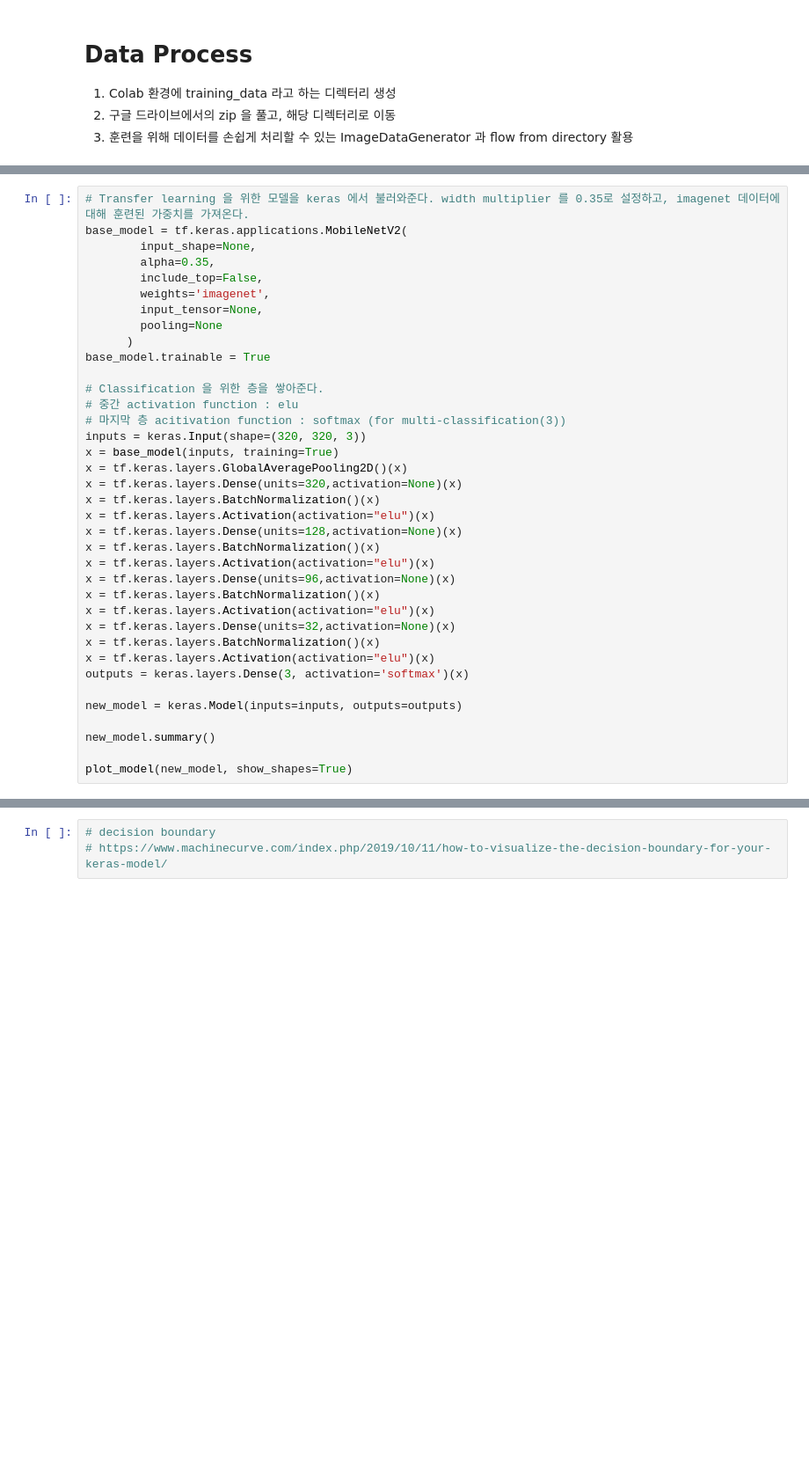
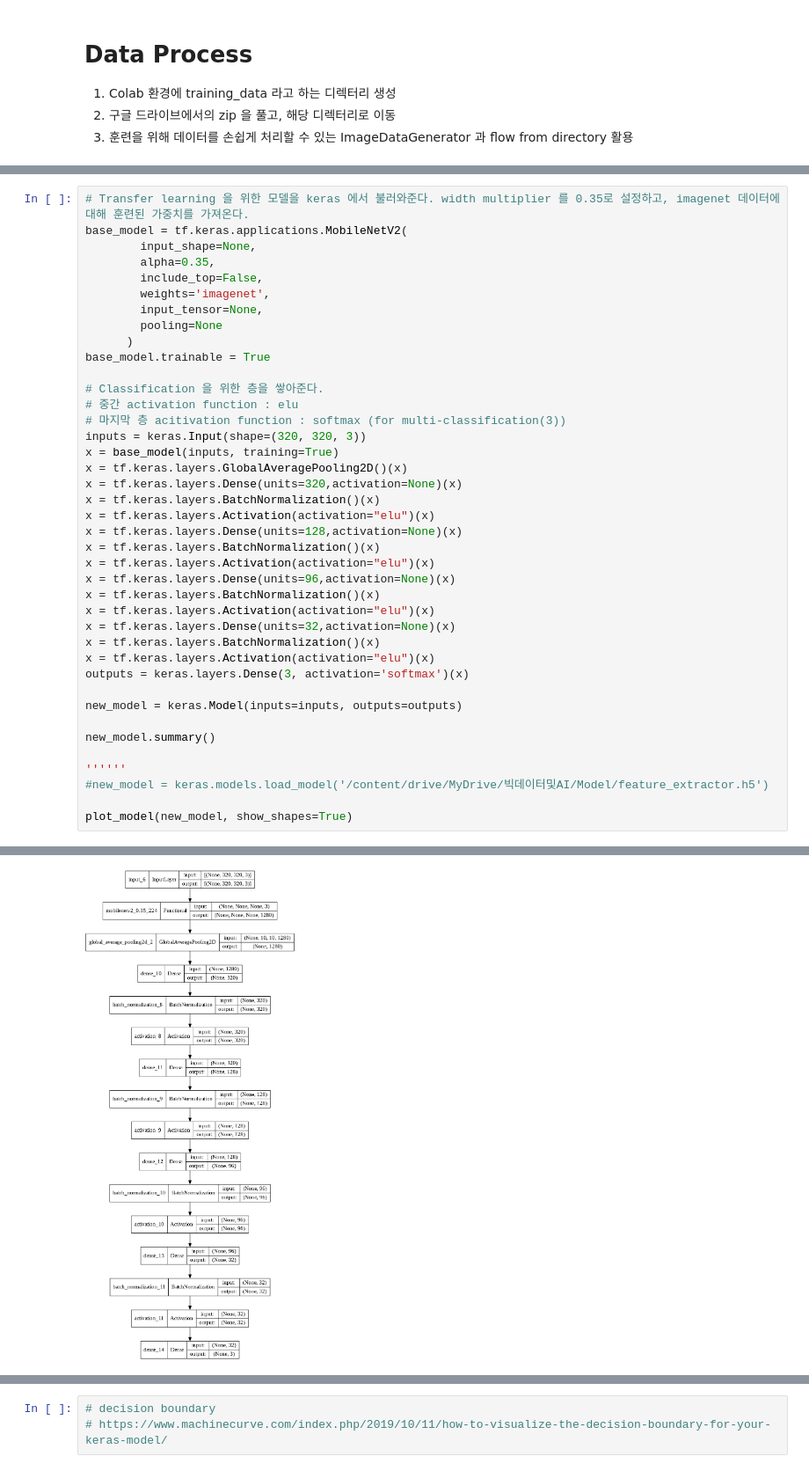
Before and after one commit to ChicagoPark/Pothole, a Jupyter notebook: train.ipynb, the cells around one changed output, grey strips where cells are left out. Shown at 88% size. Saved outputs shown, nothing was run; the diff lists cells and outputs as text; blank space fills up the shorter version.

```diff
--- a/train.ipynb
+++ b/train.ipynb
@@ -195,5 +206,8 @@ new_model = keras.Model(inputs=inputs, outputs=outputs)
 
 new_model.summary()
 
+''''''
+#new_model = keras.models.load_model('/content/drive/MyDrive/빅데이터및AI/Model/feature_extractor.h5')
+
 plot_model(new_model, show_shapes=True)
 # %% [output]
@@ -202 +231,2 @@ Found 792 images belonging to 3 classes.
+[figure, added]
 # %% [markdown]
```
Also changed, not shown: parts of 30 cells of this notebook.
